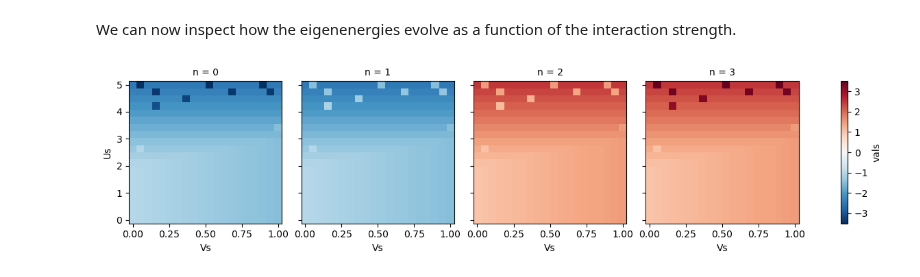
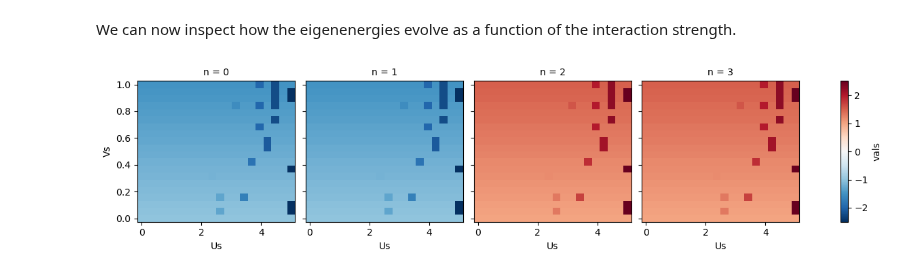
Before and after one commit to quantum-tinkerer/MeanFi, a Jupyter notebook: examples/diatomic_molecule.ipynb, the cells around one changed output. Cells and saved outputs as stored; diff of their text form; code cells hidden in the pictures.

Commit message:
finite system solver for diatomic molecule

```diff
--- a/examples/diatomic_molecule.ipynb
+++ b/examples/diatomic_molecule.ipynb
@@ -48,15 +47,14 @@ def compute_vals(
 ):
 
     # Run SCF loop to find groundstate Hamiltonian.
-    scf_model = hf.find_groundstate_ham(
+    scf_model = interface.find_groundstate_ham(
         model,
         filling=filling,
-        solver=hf.finite_system_solver,
-        cutoff_Vk=0,
-        optimizer_kwargs={'M':2},
+        solver=solvers.finite_system_solver,
+        optimizer_kwargs={'w0':1e-3}
     )
     # Diagonalize groundstate Hamiltonian.
-    vals, _ = np.linalg.eigh(scf_model[next(iter(scf_model))])
+    vals, _ = np.linalg.eigh(scf_model[()])
     # Extract Fermi energy.
     E_F = utils.get_fermi_energy(vals, filling)
     return vals - E_F
@@ -124,9 +122,9 @@ ds = xr.Dataset(
 We can now inspect how the eigenenergies evolve as a function of the interaction strength.
 # %%
 # New result 0D
-ds.vals.plot(col='n')
+ds.vals.plot(x='Us', y='Vs', col='n')
 plt.show()
 # %% [output]
-[figure, old version]
+[figure, new version]
 # %%
 ds.to_netcdf('./data/diatomic_molecule_example.nc')
```
Also changed, not shown: parts of 1 cell of this notebook.
